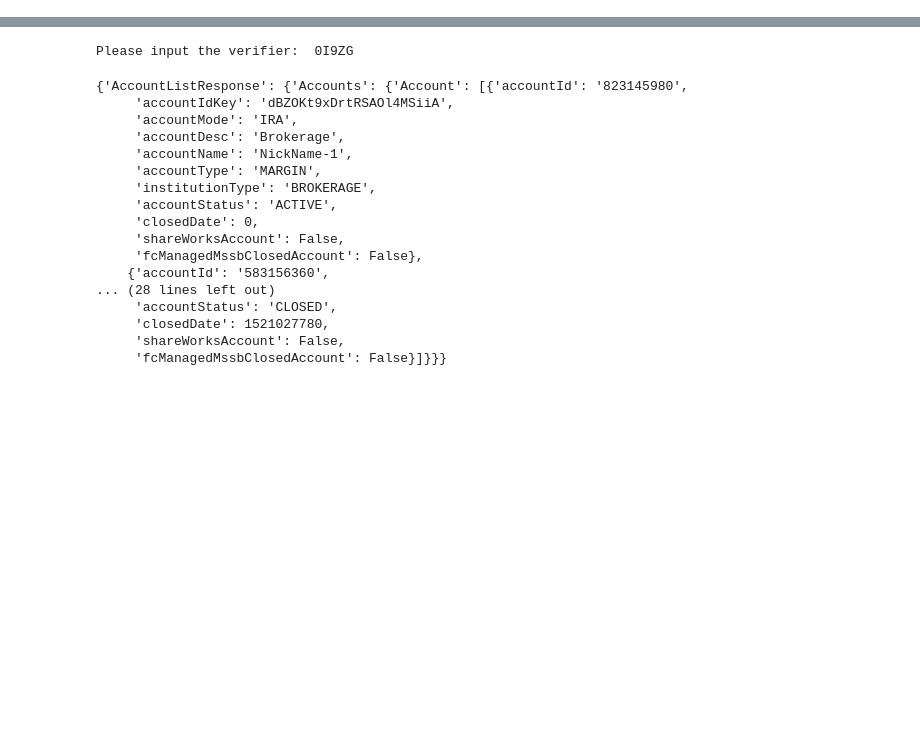
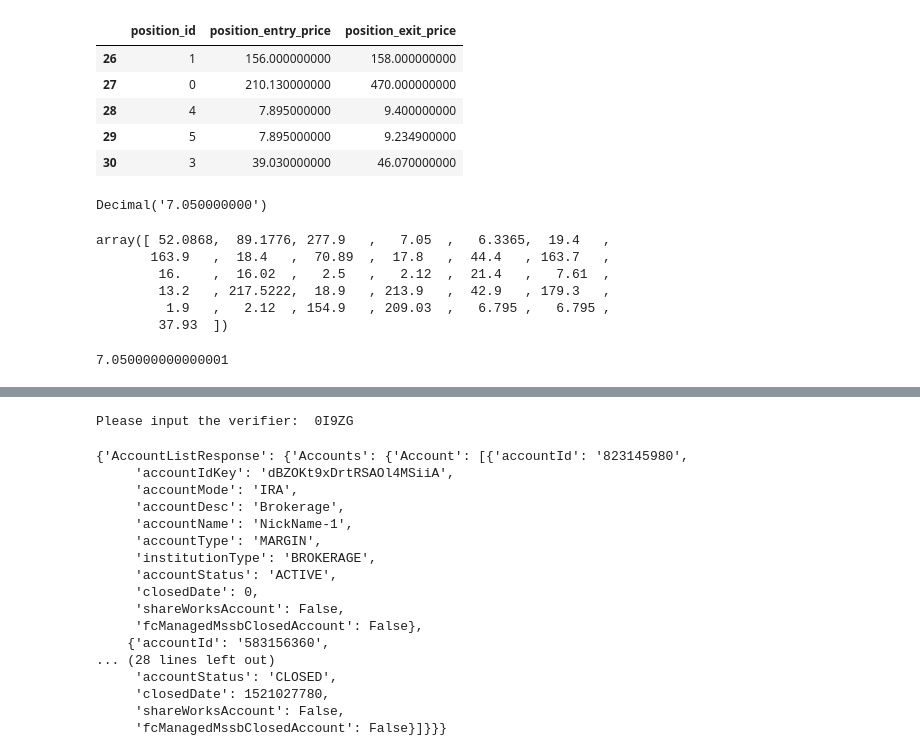
Before and after one commit to mirthbottle/trader_buddy, a Jupyter notebook: jupyter-notebooks/etrade_api.ipynb, the cells around one changed output, grey strips where cells are left out. Saved outputs shown, nothing was run; the diff lists cells and outputs as text; code cells hidden in the pictures; blank space fills up the shorter version.

```diff
--- a/jupyter-notebooks/etrade_api.ipynb
+++ b/jupyter-notebooks/etrade_api.ipynb
@@ -24,0 +85,10 @@ rows
+# %%
+job = client.load_table_from_dataframe(
+    p_sample, "main-street-labs.gain_tracker_dev.positions_dec"
+)
+# %%
+# Perform a query.
+QUERY = (
+    'SELECT position_id, position_entry_price, position_exit_price FROM `main-street-labs.gain_tracker_dev.positions_dec`'
+)
+p_dec_sample_dl = client.query_and_wait(QUERY).to_dataframe()  # API request
@@ -24,0 +110,9 @@ rows
+# %%
+p_dec_sample_dl.tail()
+# %% [output]
+|  | position_id | position_entry_price | position_exit_price |
+| 26 | 1 | 156.000000000 | 158.000000000 |
+| 27 | 0 | 210.130000000 | 470.000000000 |
+| 28 | 4 | 7.895000000 | 9.400000000 |
+| 29 | 5 | 7.895000000 | 9.234900000 |
+| 30 | 3 | 39.030000000 | 46.070000000 |
@@ -24,0 +123,17 @@ rows
+# %%
+entry_price_dec.values[3]
+# %% [output]
+Decimal('7.050000000')
+# %%
+entry_price_fl.values
+# %% [output]
+array([ 52.0868,  89.1776, 277.9   ,   7.05  ,   6.3365,  19.4   ,
+       163.9   ,  18.4   ,  70.89  ,  17.8   ,  44.4   , 163.7   ,
+        16.    ,  16.02  ,   2.5   ,   2.12  ,  21.4   ,   7.61  ,
+        13.2   , 217.5222,  18.9   , 213.9   ,  42.9   , 179.3   ,
+         1.9   ,   2.12  , 154.9   , 209.03  ,   6.795 ,   6.795 ,
+        37.93  ])
+# %%
+entry_price_fl.values[3]
+# %% [output]
+7.050000000000001
```
Also changed, not shown: parts of 21 cells of this notebook, 2 other files.
